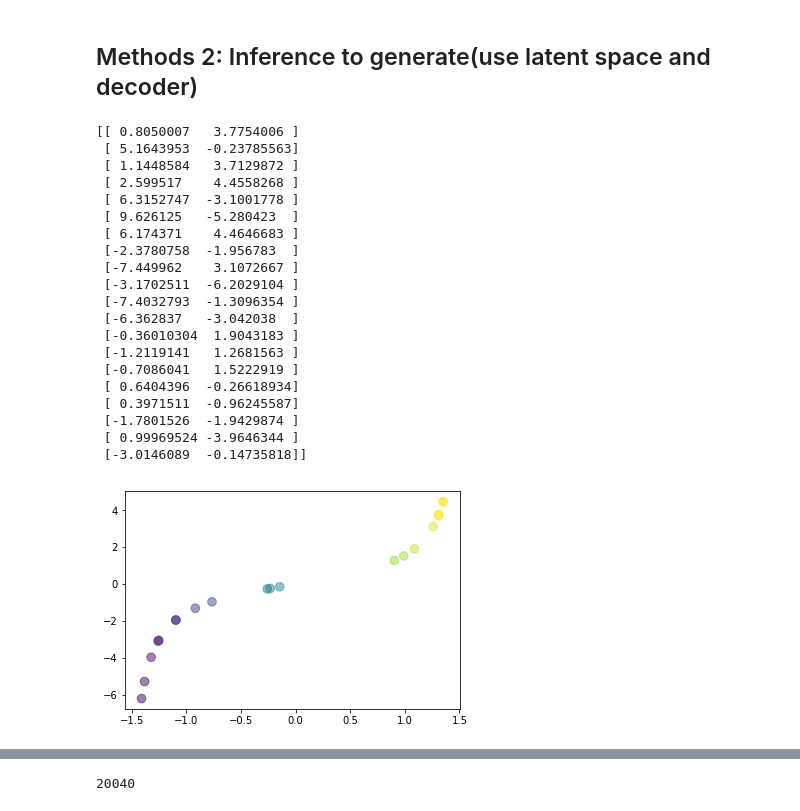
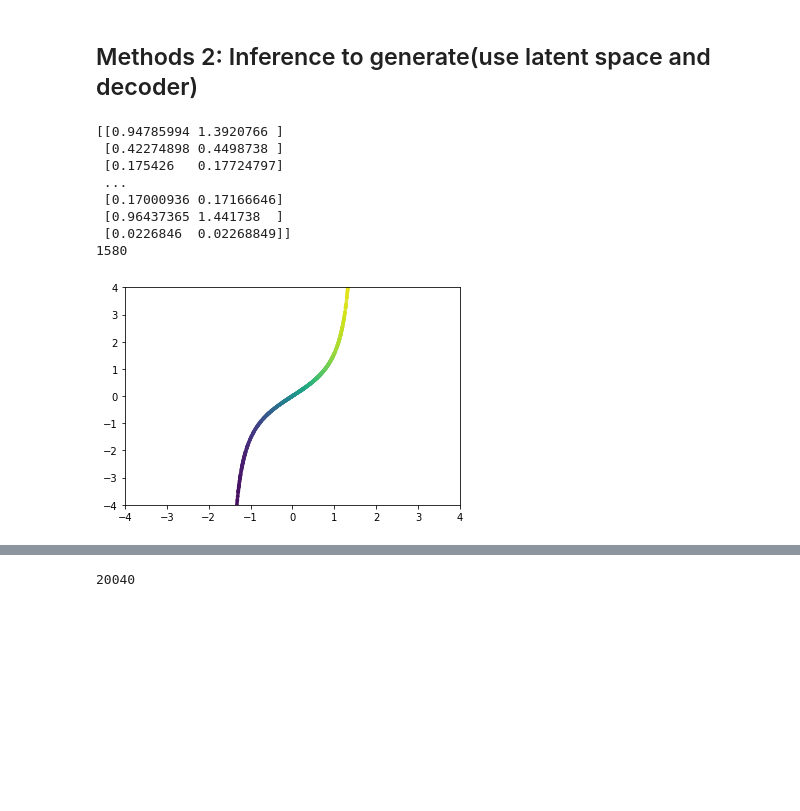
Before and after one commit to huangjiancong1/generate_signals, a Jupyter notebook: experiments/VAE_ALL_slides/Test_VAE with F_T_sensor_all_sides_scaled_unscaled_11_dim.ipynb, the cells around one changed output, grey strips where cells are left out. Saved outputs shown, nothing was run; the diff lists cells and outputs as text; code cells hidden in the pictures; blank space fills up the shorter version.

```diff
--- a/experiments/VAE_ALL_slides/Test_VAE with F_T_sensor_all_sides_scaled_unscaled_11_dim.ipynb
+++ b/experiments/VAE_ALL_slides/Test_VAE with F_T_sensor_all_sides_scaled_unscaled_11_dim.ipynb
@@ -104,10 +104,10 @@ for iteration, test in enumerate(test_loader):
     test_recon_x, test_mean, test_log_var, test_z = vae(test)
     test_recon_x = test_recon_x.view(batch_size, 1002, 11)
     test_recon_x=test_recon_x.cpu().detach().numpy()
-    latent_space=test_z.cpu().detach().numpy()
+    test_z=test_z.cpu().detach().numpy()
 
     recon_signals.extend(test_recon_x)
-#     latent_space.extend(latent_space)
+    latent_space.extend(test_z)
 
 #     if iteration ==10:
 #         break
@@ -268,42 +268,34 @@ plt.show()
 ## Methods 2: Inference to generate(use latent space and decoder)
 # %%
 print(latent_space)
+print(len(latent_space))
+
 
 import matplotlib.pyplot as plt
 import numpy as np
 X = latent_space[:,0]
 Y = latent_space[:,1]
 
 colors = np.arctan(Y,X) # color
 
-plt.scatter(X, Y, s=75, c=colors, alpha=.5)
+plt.scatter(X, Y, s=7, c=colors, alpha=.5)
+plt.xlim(-4,4)
+plt.ylim(-4,4)
 
 # plt.xlabel('X')
 # plt.ylabel('Y')
 # plt.title('latent_space')
 # plt.savefig("latent_space.png")
 plt.show()
 # %% [output]
-[[ 0.8050007   3.7754006 ]
- [ 5.1643953  -0.23785563]
- [ 1.1448584   3.7129872 ]
- [ 2.599517    4.4558268 ]
- [ 6.3152747  -3.1001778 ]
- [ 9.626125   -5.280423  ]
- [ 6.174371    4.4646683 ]
- [-2.3780758  -1.956783  ]
- [-7.449962    3.1072667 ]
- [-3.1702511  -6.2029104 ]
- [-7.4032793  -1.3096354 ]
- [-6.362837   -3.042038  ]
- [-0.36010304  1.9043183 ]
- [-1.2119141   1.2681563 ]
- [-0.7086041   1.5222919 ]
- [ 0.6404396  -0.26618934]
- [ 0.3971511  -0.96245587]
- [-1.7801526  -1.9429874 ]
- [ 0.99969524 -3.9646344 ]
- [-3.0146089  -0.14735818]]
+[[0.94785994 1.3920766 ]
+ [0.42274898 0.4498738 ]
+ [0.175426   0.17724797]
+ ...
+ [0.17000936 0.17166646]
+ [0.96437365 1.441738  ]
+ [0.0226846  0.02268849]]
+1580
-[figure, old version]
+[figure, new version]
 # %%
 # batch_size = 10
```
Also changed, not shown: parts of 6 cells of this notebook, 1 other file.
